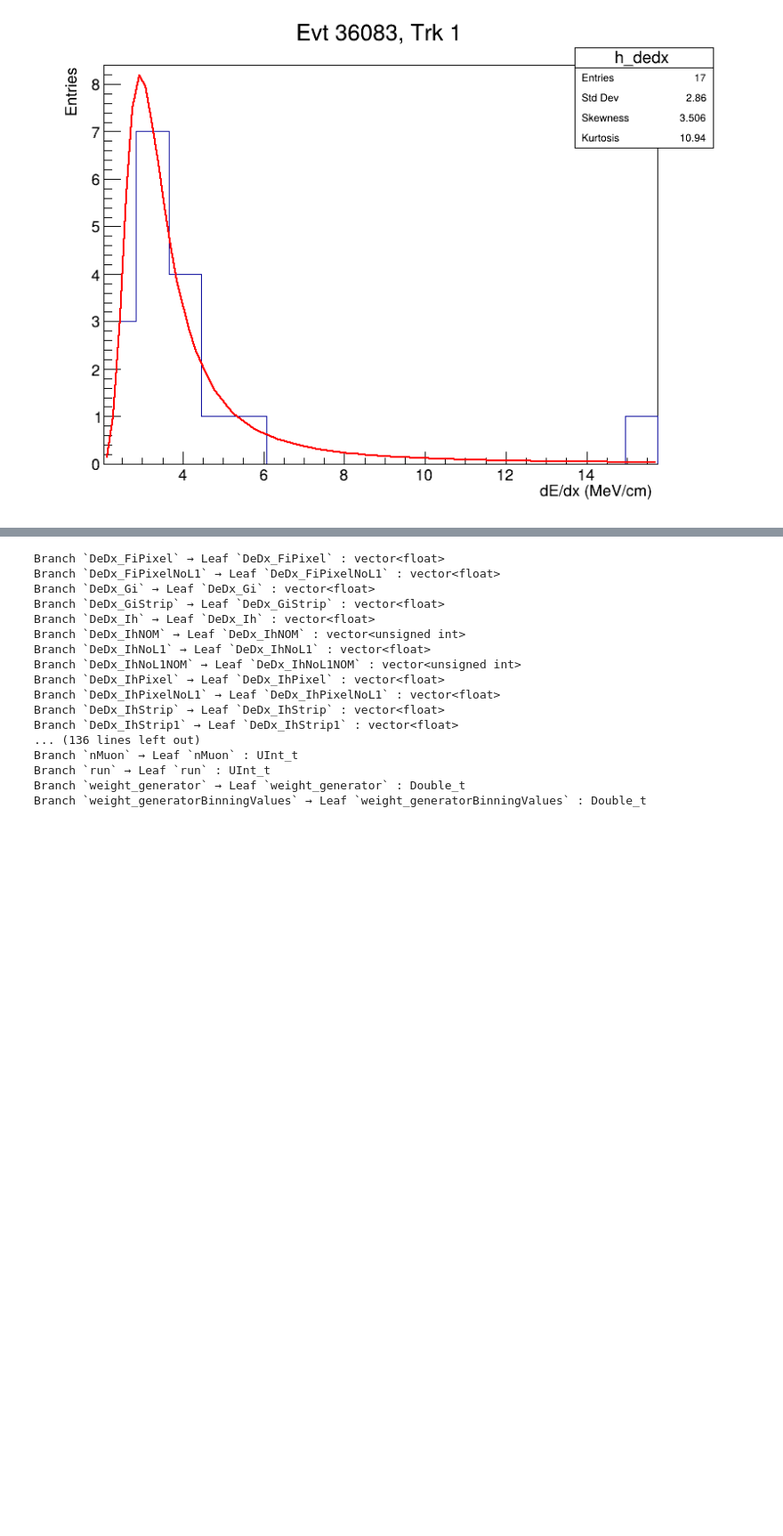
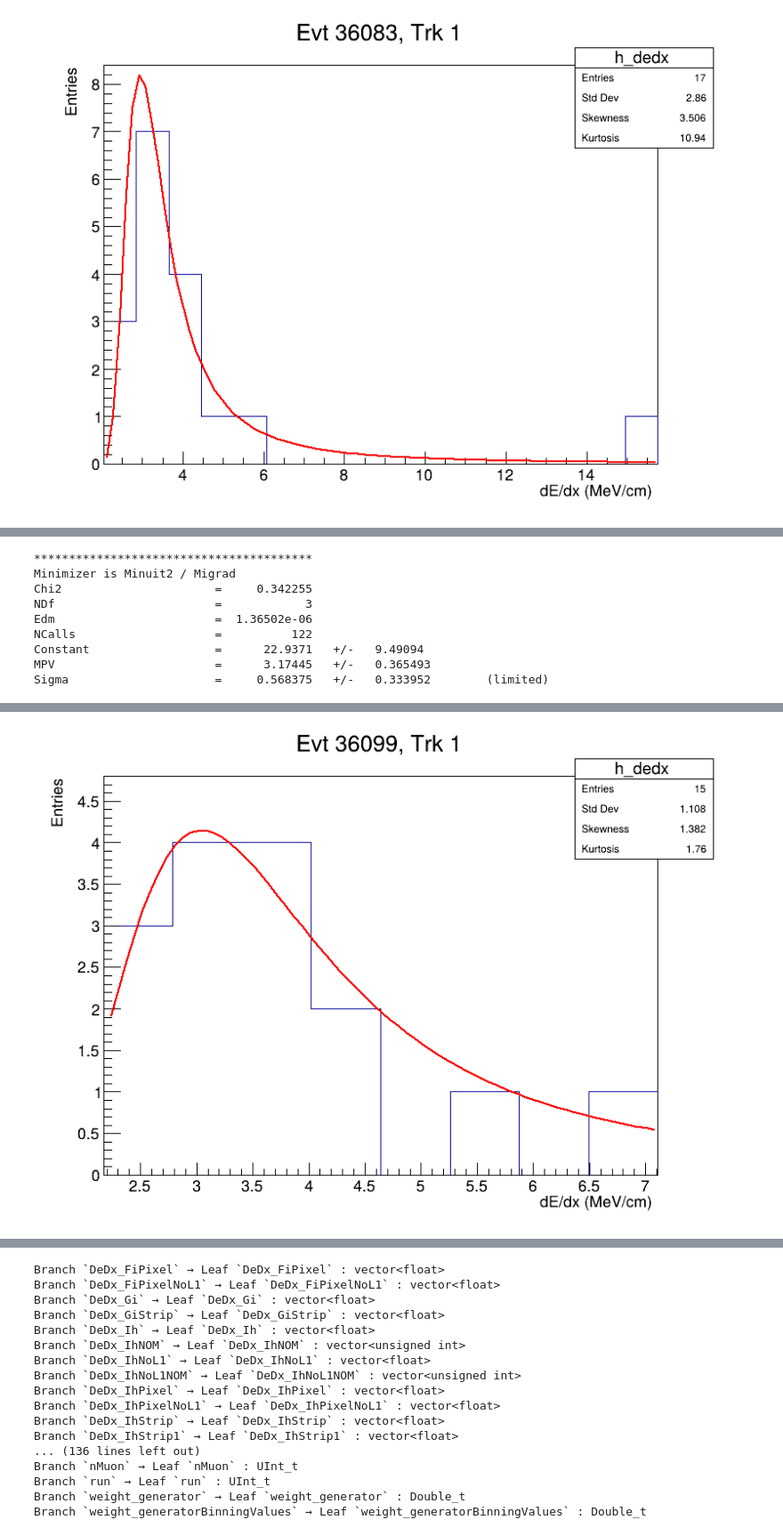
Before and after one commit to both-sides/optimizing_DEDx_estimator, a Jupyter notebook: notebooks/quick_checks.ipynb, the cells around one changed output, grey strips where cells are left out. Shown at 89% size. Cells and saved outputs as stored; diff of their text form; code cells hidden in the pictures; blank space fills up the shorter version.

```diff
--- a/notebooks/quick_checks.ipynb
+++ b/notebooks/quick_checks.ipynb
@@ -129,3 +129,11 @@ Constant                  =      45.3787   +/-   22.6781
 MPV                       =      3.02005   +/-   0.197487
 Sigma                     =     0.324966   +/-   0.138827        (limited)
 [figure]
+# %%
+for event in tree:
+    if event.event == 36099:  # or tree.Event.event if using nested branches
+        dedx_list = event.cluster_DeDxStrip[1]
+        print(f"dE/dx hits for event 36099, track 1:")
+        for i, dedx in enumerate(dedx_list):
+            print(f"  Hit {i}: {dedx}")
+        break
@@ -131,0 +157,39 @@ Sigma                     =     0.324966   +/-   0.138827        (limited)
+# %%
+nbins, lo, hi = utils.freedman_diaconis_bins(dedx_list)
+
+hist = rt.TH1F("h_dedx","Evt 36099, Trk 1;dE/dx (MeV/cm);Entries",
+              nbins,    # # bins
+              lo,   # x-min
+              hi  # x-max
+              )
+for dedx in dedx_list:
+    hist.Fill(dedx)
+
+c = rt.TCanvas("c_dedx", "dE/dx Hits for Event 36099, Track 1", 800, 600)
+rt.gStyle.SetOptStat("nersk")
+hist.SetMaximum(hist.GetMaximum() * 1.2)
+hist.Draw("hist")
+mpv_guess, amp_guess, sigma_guess = utils.seeds(hist)
+
+
+
+landau = rt.TF1("landau", "landau", 0, hi)
+landau.SetLineColor(rt.kRed)
+
+
+landau.SetParameters(amp_guess, mpv_guess, sigma_guess)
+
+hist.Fit(landau, "R")
+landau.Draw("same")
+
+c.Update()
+# %% [output]
+****************************************
+Minimizer is Minuit2 / Migrad
+Chi2                      =     0.342255
+NDf                       =            3
+Edm                       =  1.36502e-06
+NCalls                    =          122
+Constant                  =      22.9371   +/-   9.49094
+MPV                       =      3.17445   +/-   0.365493
+Sigma                     =     0.568375   +/-   0.333952        (limited)
@@ -132,3 +198,4 @@ Sigma                     =     0.324966   +/-   0.138827        (limited)
+[figure, added]
 # %%
 landau_mpv = landau.GetParameter(1)
 landau_sigma = landau.GetParameter(2)
```
Also changed, not shown: parts of 3 cells of this notebook, 14 other files.
